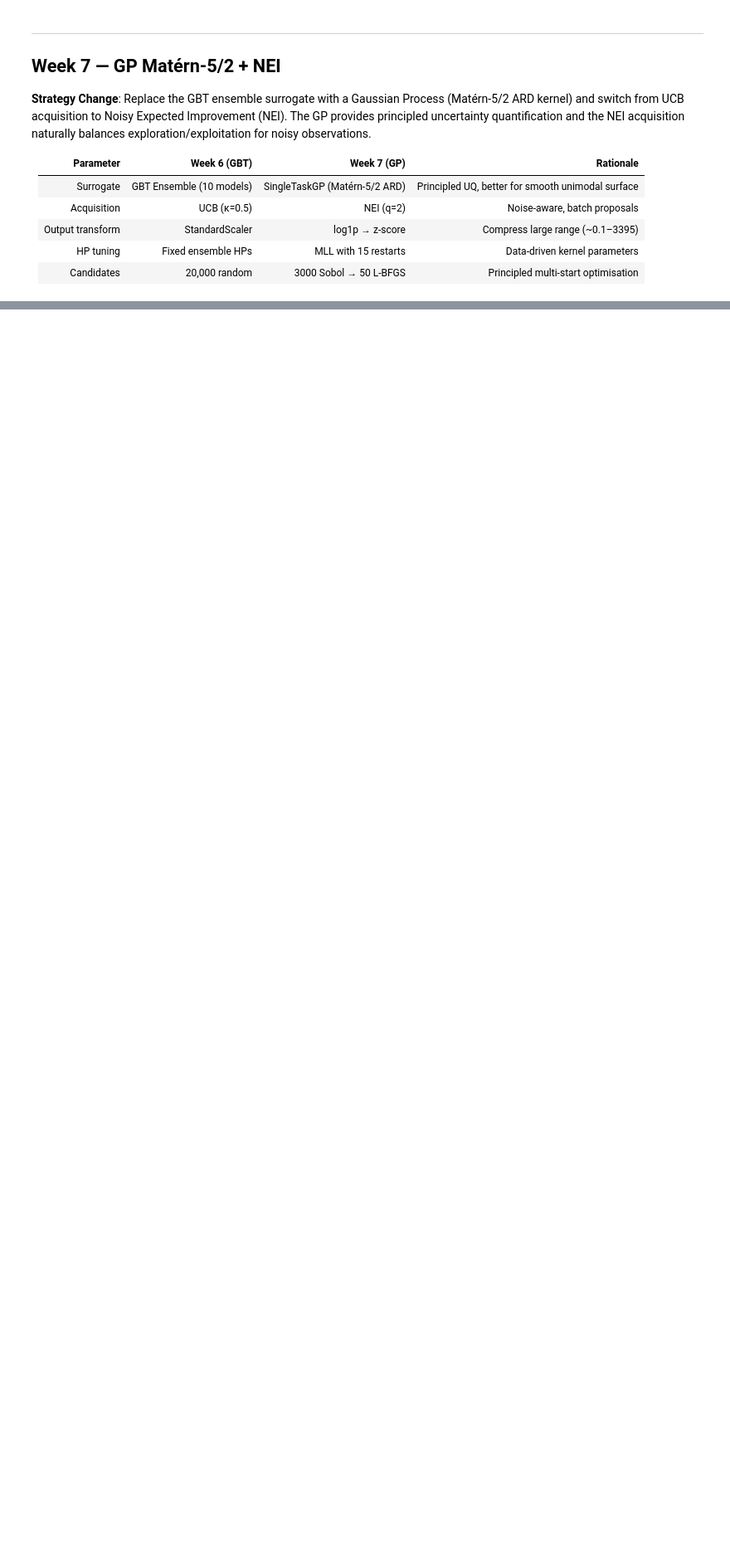
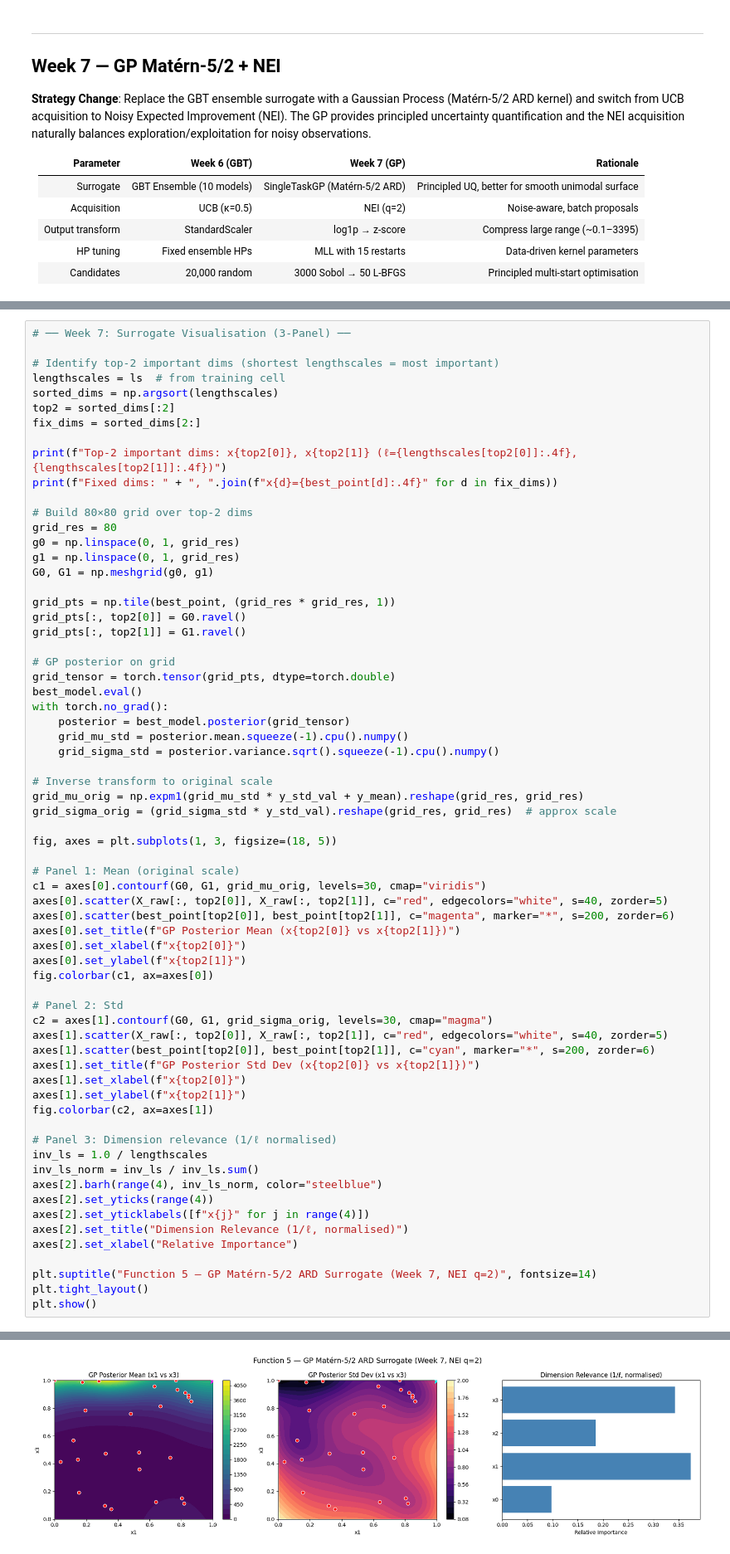
Before and after one commit to brucediesel/capstone-sdd, a Jupyter notebook: functions/f5/f5.ipynb, the cells around one changed output, grey strips where cells are left out. Shown at 83% size. Cells and saved outputs as stored; diff of their text form; blank space fills up the shorter version.

Commit message:
chore(f5): save Week 7 GP+NEI cell execution outputs

```diff
--- a/functions/f5/f5.ipynb
+++ b/functions/f5/f5.ipynb
@@ -961,0 +1135,67 @@ print(f"Best observed point: {X_raw[best_idx]}")
+# %%
+# ── Week 7: Surrogate Visualisation (3-Panel) ──
+
+# Identify top-2 important dims (shortest lengthscales = most important)
+lengthscales = ls  # from training cell
+sorted_dims = np.argsort(lengthscales)
+top2 = sorted_dims[:2]
+fix_dims = sorted_dims[2:]
+
+print(f"Top-2 important dims: x{top2[0]}, x{top2[1]} (ℓ={lengthscales[top2[0]]:.4f}, {lengthscales[top2[1]]:.4f})")
+print(f"Fixed dims: " + ", ".join(f"x{d}={best_point[d]:.4f}" for d in fix_dims))
+
+# Build 80×80 grid over top-2 dims
+grid_res = 80
+g0 = np.linspace(0, 1, grid_res)
+g1 = np.linspace(0, 1, grid_res)
+G0, G1 = np.meshgrid(g0, g1)
+
+grid_pts = np.tile(best_point, (grid_res * grid_res, 1))
+grid_pts[:, top2[0]] = G0.ravel()
+grid_pts[:, top2[1]] = G1.ravel()
+
+# GP posterior on grid
+grid_tensor = torch.tensor(grid_pts, dtype=torch.double)
+best_model.eval()
+with torch.no_grad():
+    posterior = best_model.posterior(grid_tensor)
+    grid_mu_std = posterior.mean.squeeze(-1).cpu().numpy()
+    grid_sigma_std = posterior.variance.sqrt().squeeze(-1).cpu().numpy()
+
+# Inverse transform to original scale
+grid_mu_orig = np.expm1(grid_mu_std * y_std_val + y_mean).reshape(grid_res, grid_res)
+grid_sigma_orig = (grid_sigma_std * y_std_val).reshape(grid_res, grid_res)  # approx scale
+
+fig, axes = plt.subplots(1, 3, figsize=(18, 5))
+
+# Panel 1: Mean (original scale)
+c1 = axes[0].contourf(G0, G1, grid_mu_orig, levels=30, cmap="viridis")
+axes[0].scatter(X_raw[:, top2[0]], X_raw[:, top2[1]], c="red", edgecolors="white", s=40, zorder=5)
+axes[0].scatter(best_point[top2[0]], best_point[top2[1]], c="magenta", marker="*", s=200, zorder=6)
+axes[0].set_title(f"GP Posterior Mean (x{top2[0]} vs x{top2[1]})")
+axes[0].set_xlabel(f"x{top2[0]}")
+axes[0].set_ylabel(f"x{top2[1]}")
+fig.colorbar(c1, ax=axes[0])
+
+# Panel 2: Std
+c2 = axes[1].contourf(G0, G1, grid_sigma_orig, levels=30, cmap="magma")
+axes[1].scatter(X_raw[:, top2[0]], X_raw[:, top2[1]], c="red", edgecolors="white", s=40, zorder=5)
+axes[1].scatter(best_point[top2[0]], best_point[top2[1]], c="cyan", marker="*", s=200, zorder=6)
+axes[1].set_title(f"GP Posterior Std Dev (x{top2[0]} vs x{top2[1]})")
+axes[1].set_xlabel(f"x{top2[0]}")
+axes[1].set_ylabel(f"x{top2[1]}")
+fig.colorbar(c2, ax=axes[1])
+
+# Panel 3: Dimension relevance (1/ℓ normalised)
+inv_ls = 1.0 / lengthscales
+inv_ls_norm = inv_ls / inv_ls.sum()
+axes[2].barh(range(4), inv_ls_norm, color="steelblue")
+axes[2].set_yticks(range(4))
+axes[2].set_yticklabels([f"x{j}" for j in range(4)])
+axes[2].set_title("Dimension Relevance (1/ℓ, normalised)")
+axes[2].set_xlabel("Relative Importance")
+
+plt.suptitle("Function 5 — GP Matérn-5/2 ARD Surrogate (Week 7, NEI q=2)", fontsize=14)
+plt.tight_layout()
+plt.show()
+# %% [output]
@@ -961,0 +1204 @@ print(f"Best observed point: {X_raw[best_idx]}")
+[figure, added]
```
Also changed, not shown: parts of 7 cells of this notebook.
